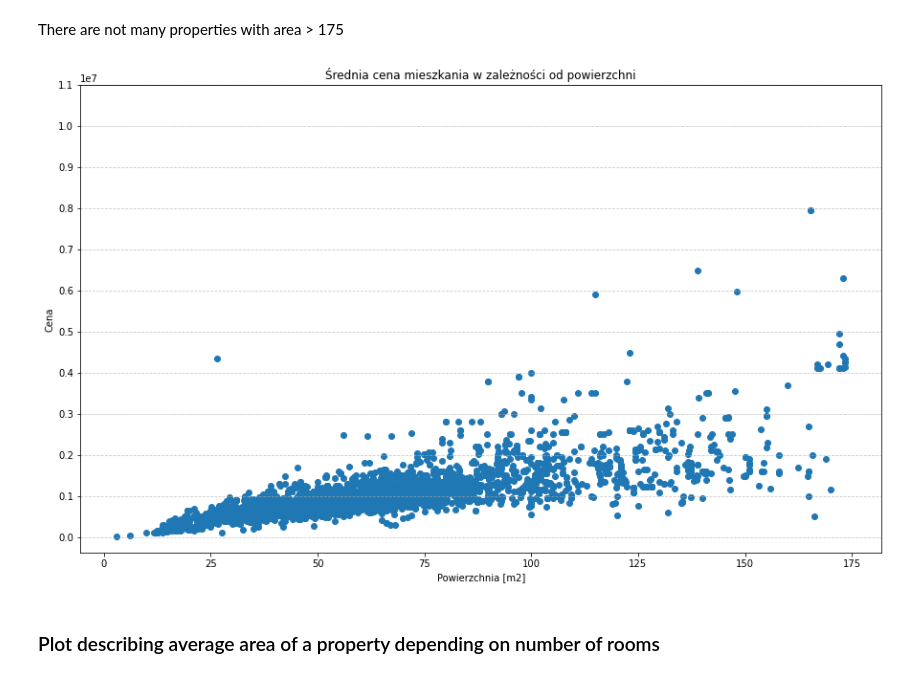
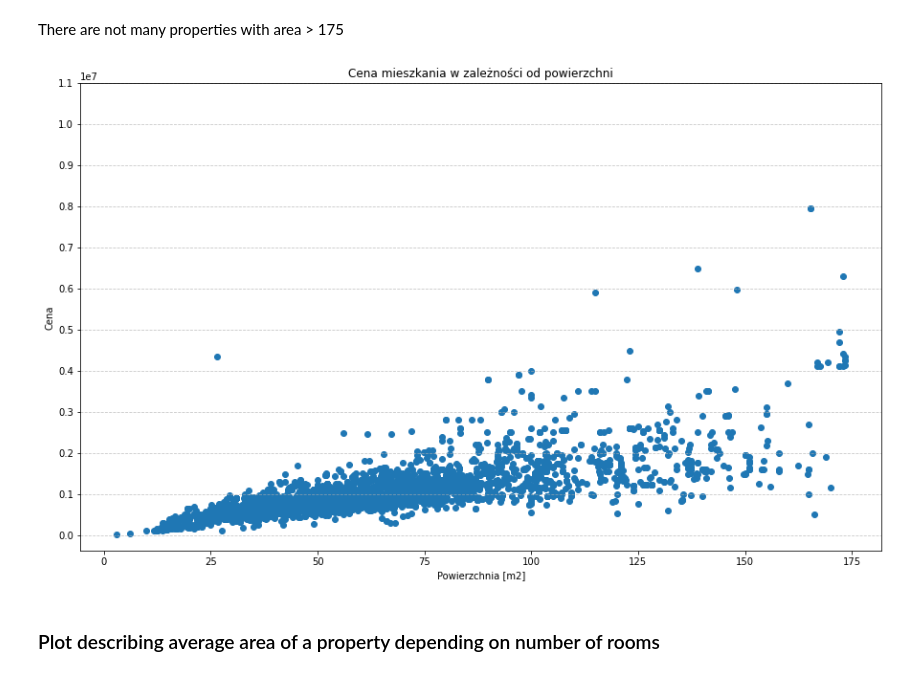
Before and after one commit to FrotiFratek/WebScrapingRealEstate, a Jupyter notebook: analiza.ipynb, the cells around one changed output. Cells and saved outputs as stored; diff of their text form; code cells hidden in the pictures.

```diff
--- a/analiza.ipynb
+++ b/analiza.ipynb
@@ -245,24 +245,24 @@ There are not many properties with area > 175
 # %%
 df2 = df[df['powierzchnia']<175]
 plt.figure(figsize=(15, 9))
 plt.scatter(df2['powierzchnia'], df2['cena'])
-plt.title('Średnia cena mieszkania w zależności od powierzchni')
+plt.title('Cena mieszkania w zależności od powierzchni')
 plt.xlabel('Powierzchnia [m2]')
 plt.ylabel('Cena')
 plt.grid(axis='y', linestyle='--', alpha=0.7)
 
 # Determine suitable ytick intervals
 max_y = max(df['cena'])
 ytick_interval = 10 ** (int(np.log10(max_y)) - 1)  # Adjust interval based on order of magnitude
 
 # Set yticks
 yticks = np.arange(0, max_y + ytick_interval, ytick_interval)
 plt.yticks(yticks)
 
 plt.show()
 plt.close()
 # %% [output]
-[figure, old version]
+[figure, new version]
 # %% [markdown]
 <h3>Plot describing average area of a property depending on number of rooms</h3>
 # %%
```
Also changed, not shown: parts of 2 cells of this notebook.
